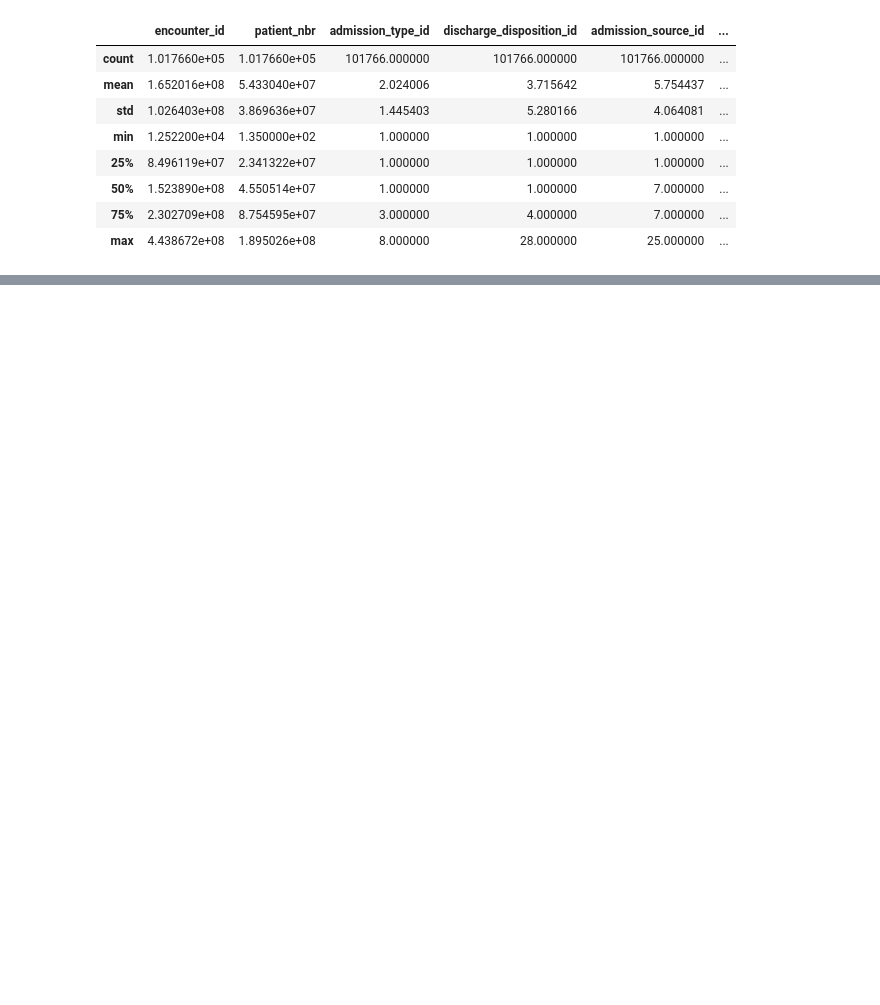
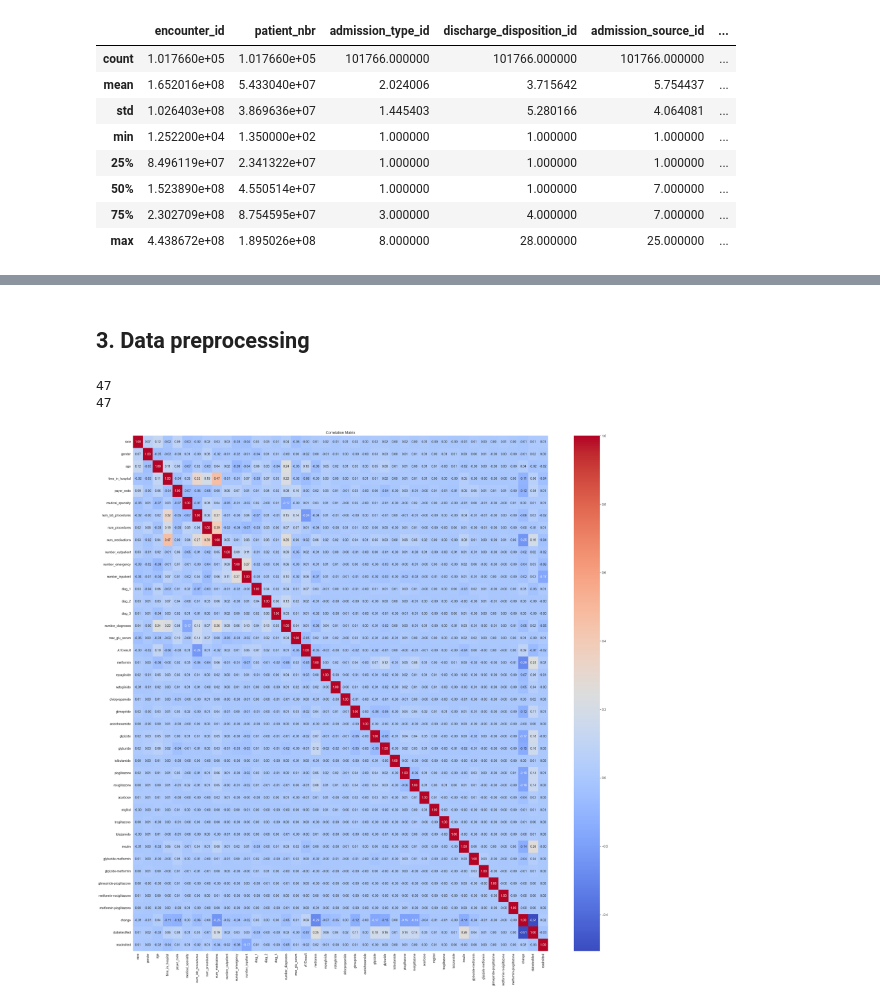
Before and after one commit to axelmezini/Diabetes-readmissions_Notebook, a Jupyter notebook: notebook.ipynb, the cells around one changed output, grey strips where cells are left out. Cells and saved outputs as stored; diff of their text form; code cells hidden in the pictures; blank space fills up the shorter version.

Commit message:
preprocessing started

```diff
--- a/notebook.ipynb
+++ b/notebook.ipynb
@@ -114,0 +77,7 @@ print(output)
+# %%
+for column in data.columns:
+    if data[column].dtype == 'object':
+        distinct_values = data[column].value_counts()
+        print("Distinct Values:")
+        print(distinct_values)
+        print("\n\n")
@@ -114,0 +102,42 @@ print(output)
+# %% [markdown]
+<h2>3. Data preprocessing</h2>
+# %%
+print(len(data.columns))
+data = data.drop(['weight', 'examide', 'citoglipton'], axis=1)
+print(len(data.columns))
+# %% [output]
+47
+47
+# %%
+data = data[data['gender'] != '?']
+# %%
+data_unified = data.copy()
+data_unified['race'] = data_unified['race'].replace({'?': 'Other'})
+data_unified['readmitted'] = data_unified['readmitted'].replace({'NO': '>30'})
+# %%
+import pandas as pd
+from sklearn.preprocessing import LabelEncoder
+
+# Assuming df is your dataset DataFrame with object columns
+df_encoded = data_unified.copy()  # Create a copy of the original DataFrame
+df_encoded = df_encoded.drop(['encounter_id', 'patient_nbr', 'admission_type_id', 'discharge_disposition_id', 'admission_source_id'], axis=1)
+# Initialize LabelEncoder
+label_encoders = {}
+
+# Iterate over each object column
+for column in df_encoded.select_dtypes(include='object'):
+    # Initialize LabelEncoder for the column
+    label_encoders[column] = LabelEncoder()
+
+    # Fit and transform the column with LabelEncoder
+    df_encoded[column] = label_encoders[column].fit_transform(df_encoded[column])
+
+# Now, let's create a correlation matrix
+correlation_matrix = df_encoded.corr()
+
+plt.figure(figsize=(30, 30))
+sns.heatmap(correlation_matrix, cmap='coolwarm', annot=True, fmt=".2f")
+plt.title('Correlation Matrix')
+plt.show()
+# %% [output]
+[figure, added]
```
Also changed, not shown: parts of 9 cells of this notebook.
